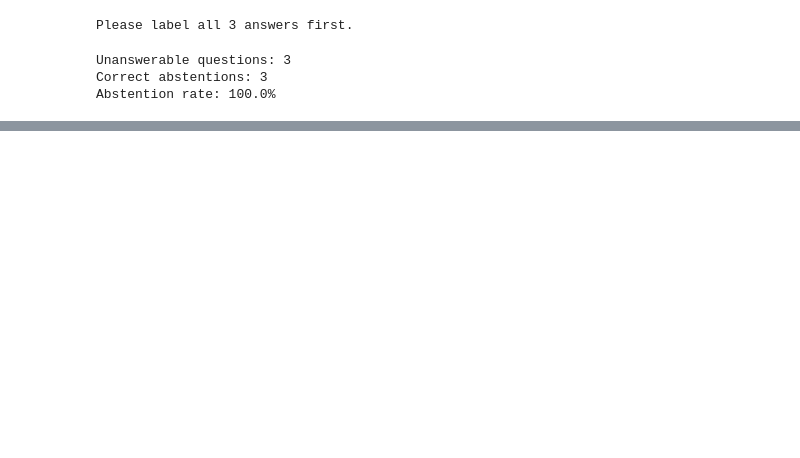
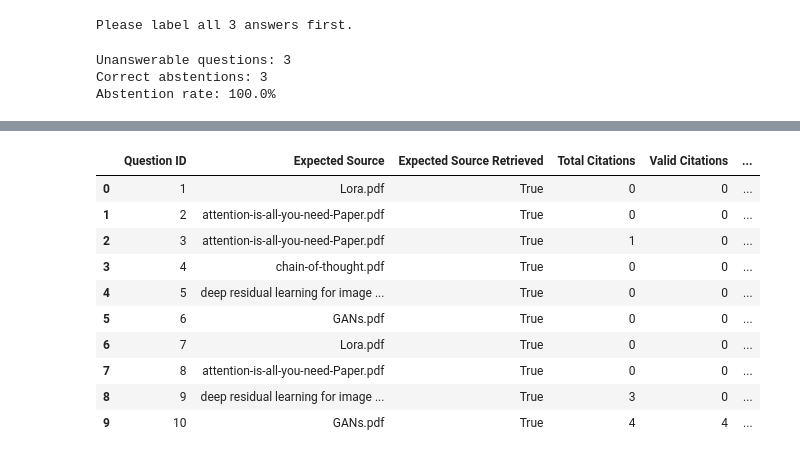
Before and after one commit to sanskar407/ResearchRAG, a Jupyter notebook: notebooks/04_rag_evaluation.ipynb, the cells around one changed output, grey strips where cells are left out. Drawn from its saved outputs; the diff is of its cells as text; code cells hidden in the pictures; blank space fills up the shorter version.

Commit message:
improved rag citations

```diff
--- a/notebooks/04_rag_evaluation.ipynb
+++ b/notebooks/04_rag_evaluation.ipynb
@@ -485,0 +489,77 @@ ImportError: cannot import name 'evaluate_grounding' from 'src.evaluator' (c:\Us
+# %%
+from src.evaluator import evaluate_citations, evaluate_grounding
+from src.retriever import retrieve_relevant_chunks
+from src.generator import generate_answer
+
+answer_evaluation = []
+
+for item in answerable_questions:
+
+    query = item["question"]
+
+    # Retrieve evidence
+    retrieved_chunks = retrieve_relevant_chunks(
+        query=query,
+        model=model,
+        index=index,
+        bm25=bm25_module,
+        chunks=chunks,
+        reranker=reranker,
+        top_k=3,
+    )
+
+    # Generate answer
+    generated_answer = generate_answer(
+        query=query,
+        results=retrieved_chunks,
+    )
+
+    # Citation evaluation
+    citation_metrics = evaluate_citations(
+        answer=generated_answer,
+        retrieved_chunks=retrieved_chunks,
+    )
+
+    # Grounding evaluation
+    grounding_metrics = evaluate_grounding(
+        answer=generated_answer,
+        retrieved_chunks=retrieved_chunks,
+    )
+
+    # Check whether expected document was retrieved
+    retrieved_sources = [
+        chunk["source"]
+        for chunk in retrieved_chunks
+    ]
+
+    expected_source_retrieved = (
+        item["expected_source"] in retrieved_sources
+    )
+
+    answer_evaluation.append({
+        "Question ID": item["id"],
+        "Expected Source": item["expected_source"],
+        "Expected Source Retrieved": expected_source_retrieved,
+        "Total Citations": citation_metrics["total_citations"],
+        "Valid Citations": citation_metrics["valid_citations"],
+        "Citation Precision": citation_metrics["citation_precision"],
+        "Grounding Score": grounding_metrics["grounding_score"],
+    })
+
+answer_evaluation_df = pd.DataFrame(answer_evaluation)
+
+display(
+    answer_evaluation_df.round(3)
+)
+# %% [output]
+|  | Question ID | Expected Source | Expected Source Retrieved | Total Citations | Valid Citations | ... |
+| 0 | 1 | Lora.pdf | True | 0 | 0 | ... |
+| 1 | 2 | attention-is-all-you-need-Paper.pdf | True | 0 | 0 | ... |
+| 2 | 3 | attention-is-all-you-need-Paper.pdf | True | 1 | 0 | ... |
+| 3 | 4 | chain-of-thought.pdf | True | 0 | 0 | ... |
+| 4 | 5 | deep residual learning for image ... | True | 0 | 0 | ... |
+| 5 | 6 | GANs.pdf | True | 0 | 0 | ... |
+| 6 | 7 | Lora.pdf | True | 0 | 0 | ... |
+| 7 | 8 | attention-is-all-you-need-Paper.pdf | True | 0 | 0 | ... |
+| 8 | 9 | deep residual learning for image ... | True | 3 | 0 | ... |
+| 9 | 10 | GANs.pdf | True | 4 | 4 | ... |
```
Also changed, not shown: parts of 5 cells of this notebook.
